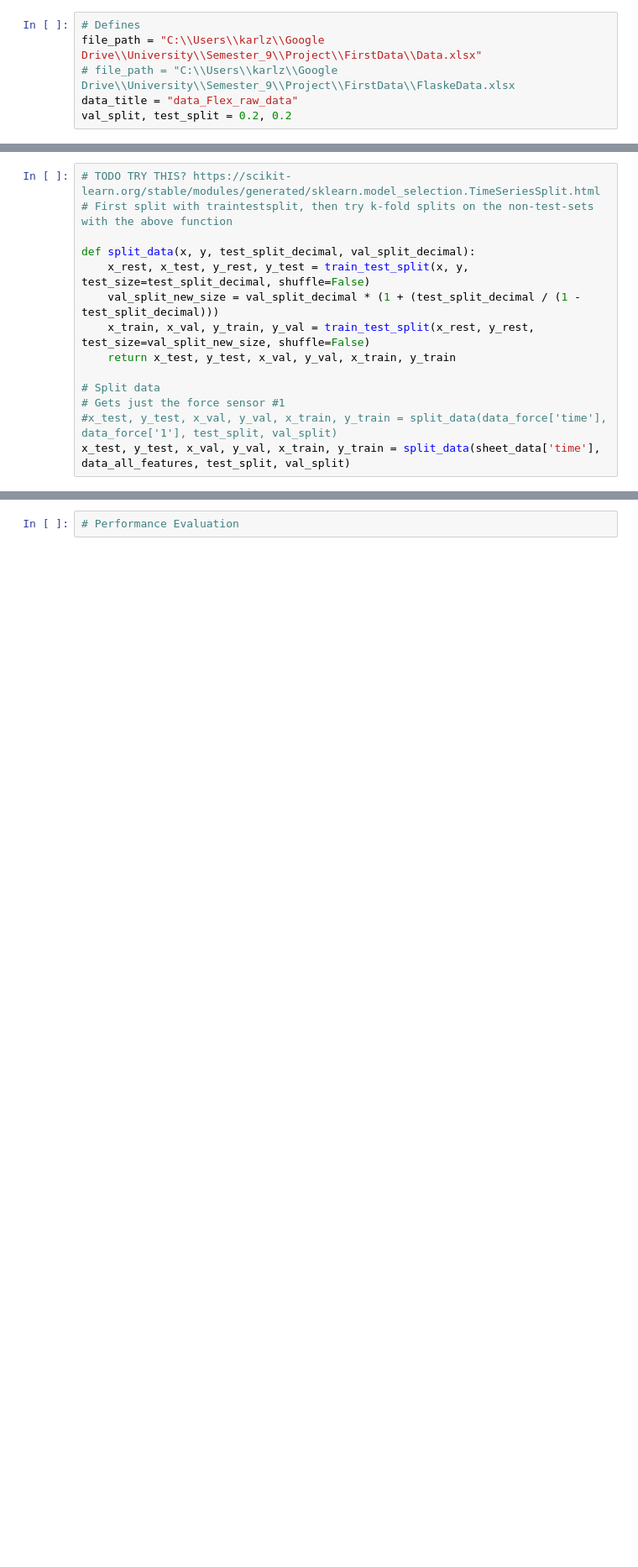
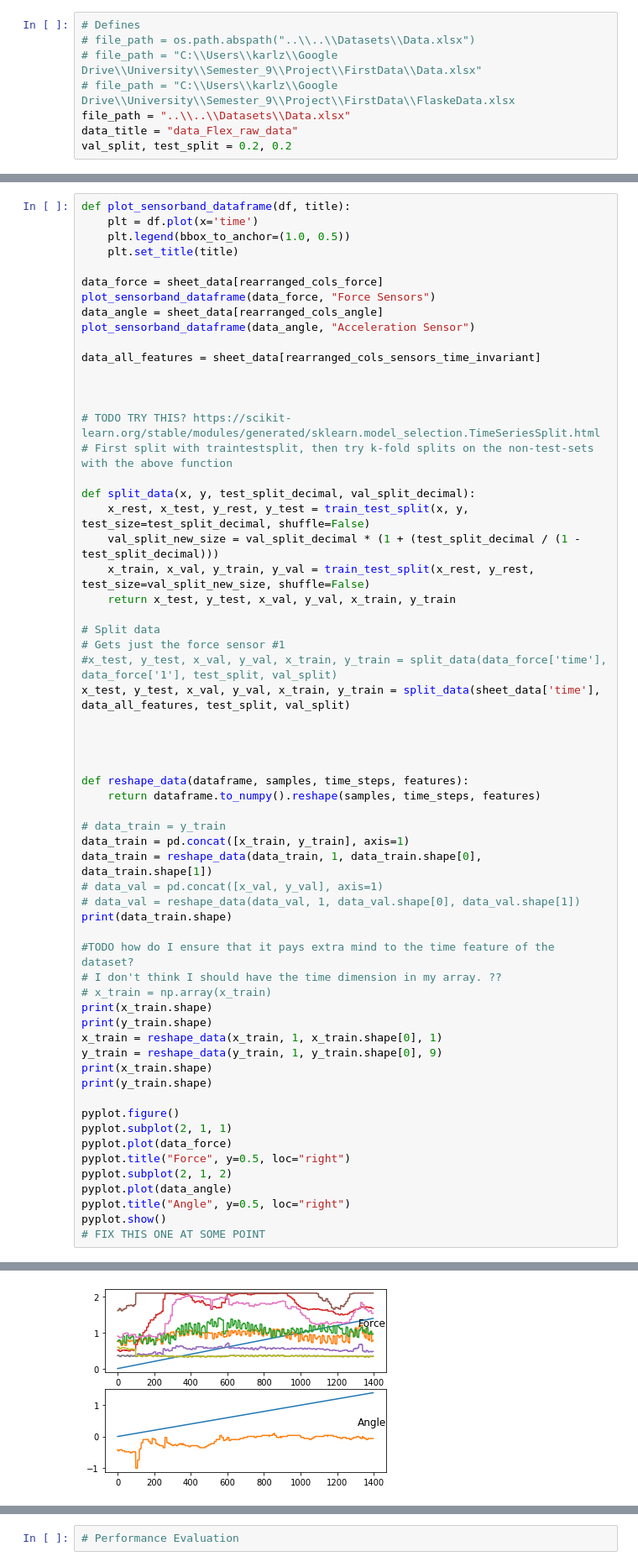
Before and after one commit to j-karls/P9-Exoskeleton, a Jupyter notebook: MIExperiments/Tensorflow/PayloadPredict-NN.ipynb, the cells around one changed output, grey strips where cells are left out. Shown: that part at 84% size. Drawn from its saved outputs; the diff is of its cells as text; blank space fills up the shorter version.

```diff
--- a/MIExperiments/Tensorflow/PayloadPredict-NN.ipynb
+++ b/MIExperiments/Tensorflow/PayloadPredict-NN.ipynb
@@ -9,7 +12,9 @@ from sklearn.model_selection import train_test_split
 # %%
 # Defines
-file_path = "C:\\Users\\karlz\\Google Drive\\University\\Semester_9\\Project\\FirstData\\Data.xlsx"
+# file_path = os.path.abspath("..\\..\\Datasets\\Data.xlsx")
+# file_path = "C:\\Users\\karlz\\Google Drive\\University\\Semester_9\\Project\\FirstData\\Data.xlsx"
 # file_path = "C:\\Users\\karlz\\Google Drive\\University\\Semester_9\\Project\\FirstData\\FlaskeData.xlsx
+file_path = "..\\..\\Datasets\\Data.xlsx"
 data_title = "data_Flex_raw_data"
 val_split, test_split = 0.2, 0.2
 # %%
@@ -44,4 +34,18 @@ data_all_features = sheet_data[rearranged_cols_sensors_time_invariant]
 # %%
+def plot_sensorband_dataframe(df, title):
+    plt = df.plot(x='time')
+    plt.legend(bbox_to_anchor=(1.0, 0.5))
+    plt.set_title(title)
+
+data_force = sheet_data[rearranged_cols_force]
+plot_sensorband_dataframe(data_force, "Force Sensors")
+data_angle = sheet_data[rearranged_cols_angle]
+plot_sensorband_dataframe(data_angle, "Acceleration Sensor")
+
+data_all_features = sheet_data[rearranged_cols_sensors_time_invariant]
+
+
+
 # TODO TRY THIS? https://scikit-learn.org/stable/modules/generated/sklearn.model_selection.TimeSeriesSplit.html
 # First split with traintestsplit, then try k-fold splits on the non-test-sets with the above function
 
@@ -55,3 +59,37 @@ def split_data(x, y, test_split_decimal, val_split_decimal):
 # Gets just the force sensor #1
 #x_test, y_test, x_val, y_val, x_train, y_train = split_data(data_force['time'], data_force['1'], test_split, val_split)
 x_test, y_test, x_val, y_val, x_train, y_train = split_data(sheet_data['time'], data_all_features, test_split, val_split)
+
+
+
+
+def reshape_data(dataframe, samples, time_steps, features):
+    return dataframe.to_numpy().reshape(samples, time_steps, features)
+
+# data_train = y_train
+data_train = pd.concat([x_train, y_train], axis=1)
+data_train = reshape_data(data_train, 1, data_train.shape[0], data_train.shape[1])
+# data_val = pd.concat([x_val, y_val], axis=1)
+# data_val = reshape_data(data_val, 1, data_val.shape[0], data_val.shape[1])
+print(data_train.shape)
+
+#TODO how do I ensure that it pays extra mind to the time feature of the dataset?
+# I don't think I should have the time dimension in my array. ??
+# x_train = np.array(x_train)
+print(x_train.shape)
+print(y_train.shape)
+x_train = reshape_data(x_train, 1, x_train.shape[0], 1)
+y_train = reshape_data(y_train, 1, y_train.shape[0], 9)
+print(x_train.shape)
+print(y_train.shape)
+
+pyplot.figure()
+pyplot.subplot(2, 1, 1)
+pyplot.plot(data_force)
+pyplot.title("Force", y=0.5, loc="right")
+pyplot.subplot(2, 1, 2)
+pyplot.plot(data_angle)
+pyplot.title("Angle", y=0.5, loc="right")
+pyplot.show()
+# FIX THIS ONE AT SOME POINT
+# %% [output]
@@ -57,0 +103 @@ x_test, y_test, x_val, y_val, x_train, y_train = split_data(sheet_data['time'],
+[figure, added]
```
Also changed, not shown: parts of 7 cells of this notebook, 2 other files.
